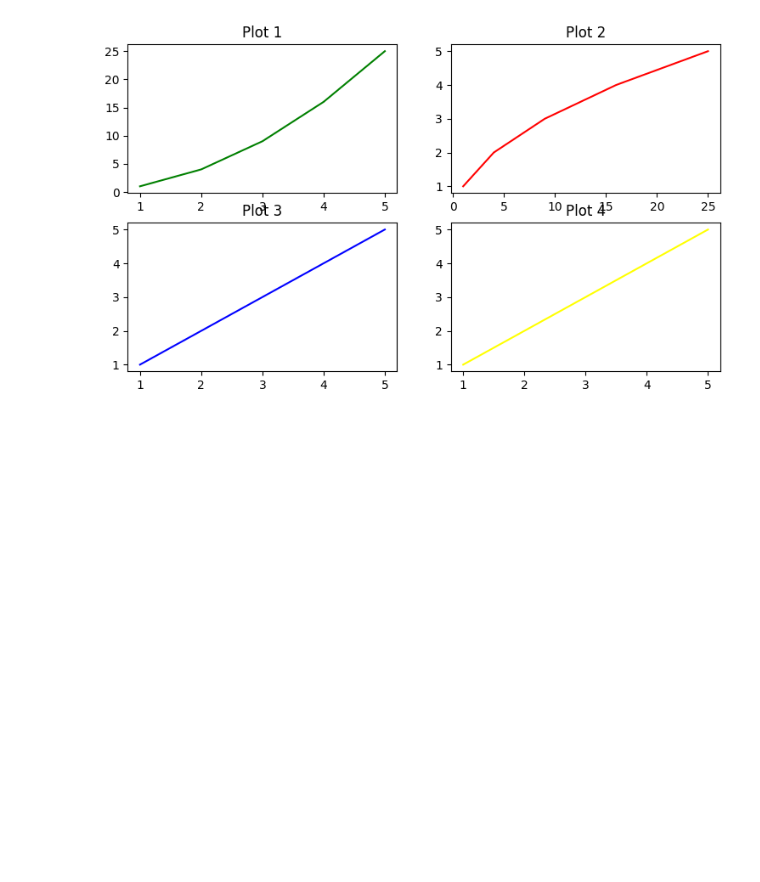
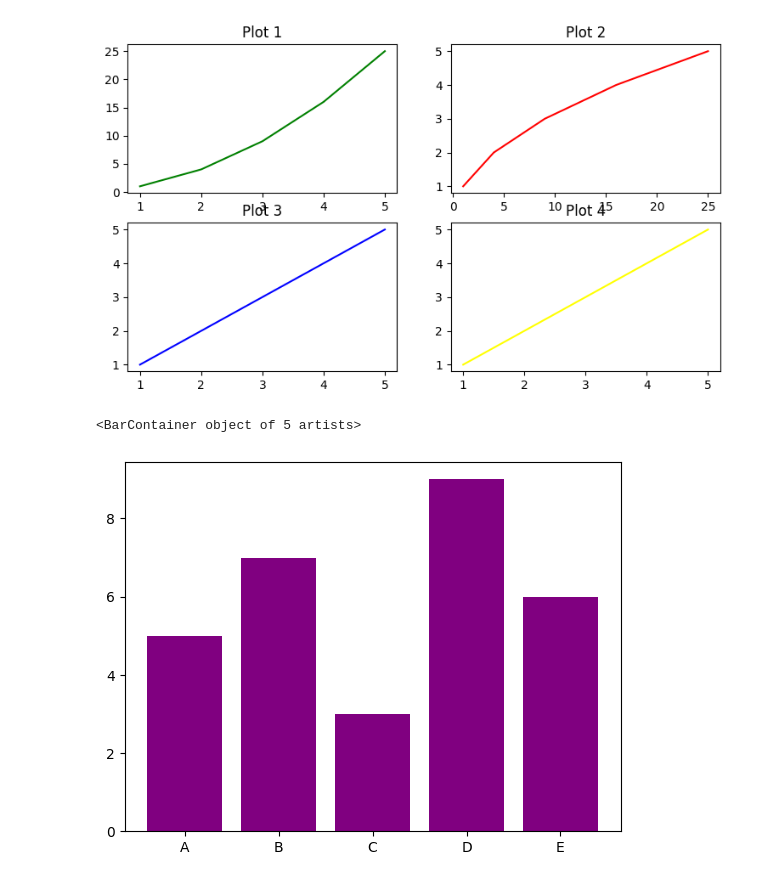
Before and after one commit to chiranjeevi-801/Data-Analysis-with-Python, a Jupyter notebook: matplotlib.ipynb, the cells around one changed output. Saved outputs shown, nothing was run; the diff lists cells and outputs as text; code cells hidden in the pictures; blank space fills up the shorter version.

Commit message:
Data visualization with Mathplotlib

```diff
--- a/matplotlib.ipynb
+++ b/matplotlib.ipynb
@@ -94,3 +94,15 @@ plt.title("Plot 4")
 # %% [output]
 Text(0.5, 1.0, 'Plot 4')
 [figure]
+# %%
+### Bar plot
+
+import matplotlib.pyplot as plt
+catagories=['A','B','C','D','E']
+values=[5,7,3,9,6]
+
+## create a bar plot
+plt.bar(catagories,values,color='purple')
+# %% [output]
+<BarContainer object of 5 artists>
+[figure, added]
```
Also changed, not shown: parts of 11 cells of this notebook, 1 other file.
